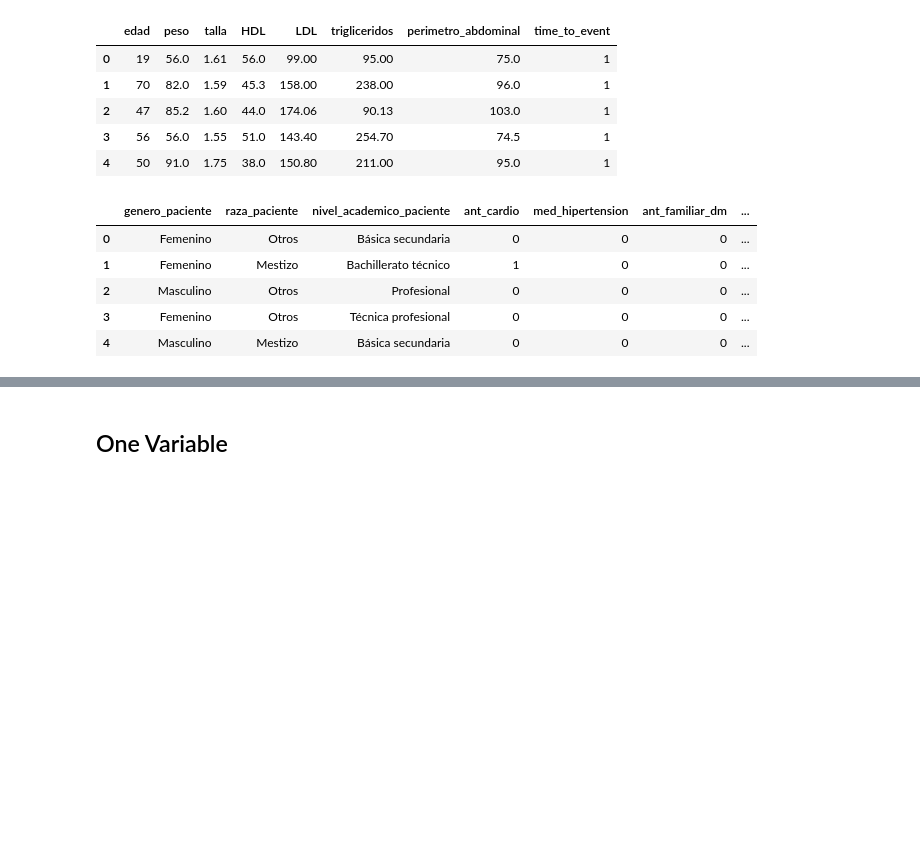
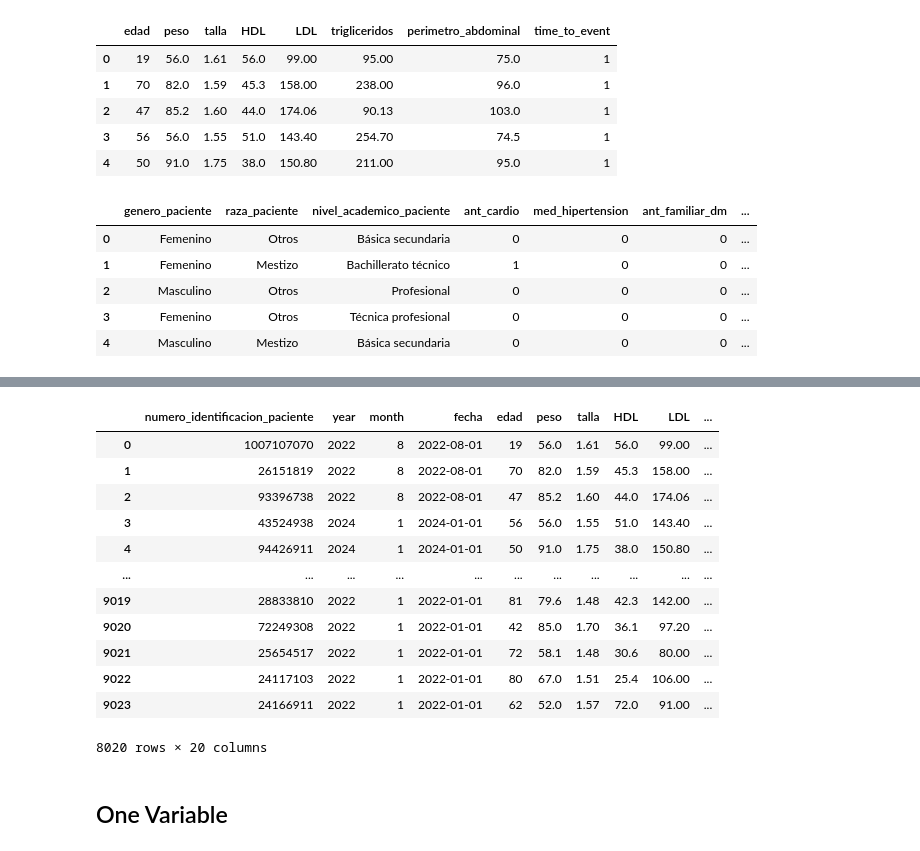
Before and after one commit to nukeduck21/diabetes_avicena, a Jupyter notebook: Codigo/Notebook/modelo_sobrevida/EDA/one_two_variables.ipynb, the cells around one changed output, grey strips where cells are left out. Cells and saved outputs as stored; diff of their text form; code cells hidden in the pictures; blank space fills up the shorter version.

Commit message:
analsisi de datos atipicos y multi variable de los datos

```diff
--- a/Codigo/Notebook/modelo_sobrevida/EDA/one_two_variables.ipynb
+++ b/Codigo/Notebook/modelo_sobrevida/EDA/one_two_variables.ipynb
@@ -88,12 +88,32 @@ def create_apilated_bars(data):
         # Agregar títulos a los ejes
 
     return fig,ax
+
+
+def outlier_label(value, limit):
+    if value < limit[0]:
+        return 'Abajo'
+    elif value > limit[1]:
+        return 'Arriba'
+    else:
+        return 'No'
+
+def take_outliers(data, variable):
+    Q1 = data[variable].quantile(0.25)
+    Q3 = data[variable].quantile(0.75)
+    RIC = Q3 - Q1
+    limit_inf = Q1 - (1.5 * RIC)
+    limit_sup = Q3 + (1.5 * RIC)
+    data[f'{variable}_outlier'] = data[variable].apply(lambda x: outlier_label(x, [limit_inf,limit_sup]))
+    return data
 # %% [markdown]
 ## Parametros
 # %%
 client_bq = bigquery.Client()
 # %%
 table = 'Diabetes_avicena_survival.diabetes_final'
+
+variables_with_outliers = ['edad','peso','talla','HDL','LDL','trigliceridos','perimetro_abdominal']
 
 numeric_columns = ['edad','peso','talla','HDL','LDL','trigliceridos','perimetro_abdominal','time_to_event']
 categoric_columns = ['genero_paciente','raza_paciente','nivel_academico_paciente','ant_cardio','med_hipertension','ant_familiar_dm','hace_ejercicio']
@@ -147,0 +170,6 @@ df_categorico.head()
+# %%
+data_label = data.copy()
+# %%
+for variable in variables_with_outliers:
+    print(variable)
+    data_label = take_outliers(data_label, variable)
@@ -147,0 +225,29 @@ df_categorico.head()
+# %%
+columns_to_drop = [column + '_outlier' for column in variables_with_outliers]
+
+data_clean_outliers = data_label[(data_label.edad_outlier == 'No') &
+                                 (data_label.peso_outlier == 'No') &
+                                 (data_label.talla_outlier == 'No') &
+                                 (data_label.HDL_outlier == 'No') &
+                                 (data_label.LDL_outlier == 'No') &
+                                 (data_label.trigliceridos_outlier == 'No') &
+                                 (data_label.perimetro_abdominal_outlier == 'No')
+                                ]
+
+data_clean_outliers = data_clean_outliers.drop(columns = columns_to_drop)
+
+data_clean_outliers
+# %% [output]
+|  | numero_identificacion_paciente | year | month | fecha | edad | peso | talla | HDL | LDL | ... |
+| 0 | 1007107070 | 2022 | 8 | 2022-08-01 | 19 | 56.0 | 1.61 | 56.0 | 99.00 | ... |
+| 1 | 26151819 | 2022 | 8 | 2022-08-01 | 70 | 82.0 | 1.59 | 45.3 | 158.00 | ... |
+| 2 | 93396738 | 2022 | 8 | 2022-08-01 | 47 | 85.2 | 1.60 | 44.0 | 174.06 | ... |
+| 3 | 43524938 | 2024 | 1 | 2024-01-01 | 56 | 56.0 | 1.55 | 51.0 | 143.40 | ... |
+| 4 | 94426911 | 2024 | 1 | 2024-01-01 | 50 | 91.0 | 1.75 | 38.0 | 150.80 | ... |
+| ... | ... | ... | ... | ... | ... | ... | ... | ... | ... | ... |
+| 9019 | 28833810 | 2022 | 1 | 2022-01-01 | 81 | 79.6 | 1.48 | 42.3 | 142.00 | ... |
+| 9020 | 72249308 | 2022 | 1 | 2022-01-01 | 42 | 85.0 | 1.70 | 36.1 | 97.20 | ... |
+| 9021 | 25654517 | 2022 | 1 | 2022-01-01 | 72 | 58.1 | 1.48 | 30.6 | 80.00 | ... |
+| 9022 | 24117103 | 2022 | 1 | 2022-01-01 | 80 | 67.0 | 1.51 | 25.4 | 106.00 | ... |
+| 9023 | 24166911 | 2022 | 1 | 2022-01-01 | 62 | 52.0 | 1.57 | 72.0 | 91.00 | ... |
+8020 rows × 20 columns
```
Also changed, not shown: parts of 4 cells of this notebook, 1 other file.
